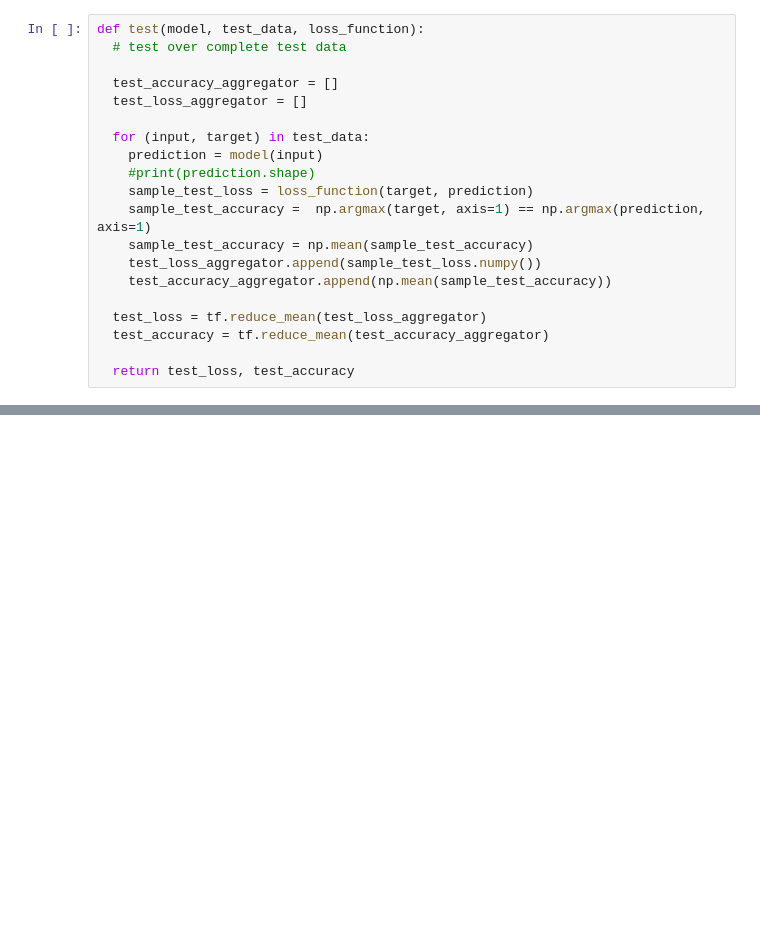
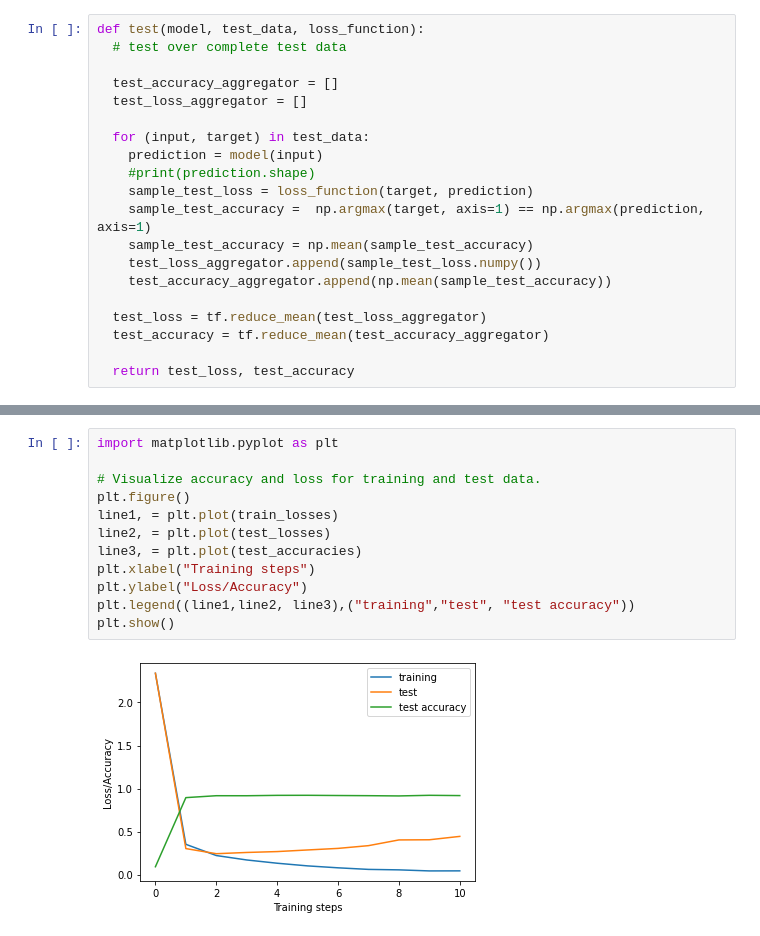
Before and after one commit to tara-schuchort/IANNWTF, a Jupyter notebook: Homework_5/homework05_iannwtf.ipynb, the cells around one changed output, grey strips where cells are left out. Saved outputs shown, nothing was run; the diff lists cells and outputs as text; blank space fills up the shorter version.

```diff
--- a/Homework_5/homework05_iannwtf.ipynb
+++ b/Homework_5/homework05_iannwtf.ipynb
@@ -177,0 +182,14 @@ Epoch: 8 starting with accuracy 0.9185303514376997
+# %%
+import matplotlib.pyplot as plt
+
+# Visualize accuracy and loss for training and test data.
+plt.figure()
+line1, = plt.plot(train_losses)
+line2, = plt.plot(test_losses)
+line3, = plt.plot(test_accuracies)
+plt.xlabel("Training steps")
+plt.ylabel("Loss/Accuracy")
+plt.legend((line1,line2, line3),("training","test", "test accuracy"))
+plt.show()
+# %% [output]
+[figure, added]
```
Also changed, not shown: parts of 2 cells of this notebook.
